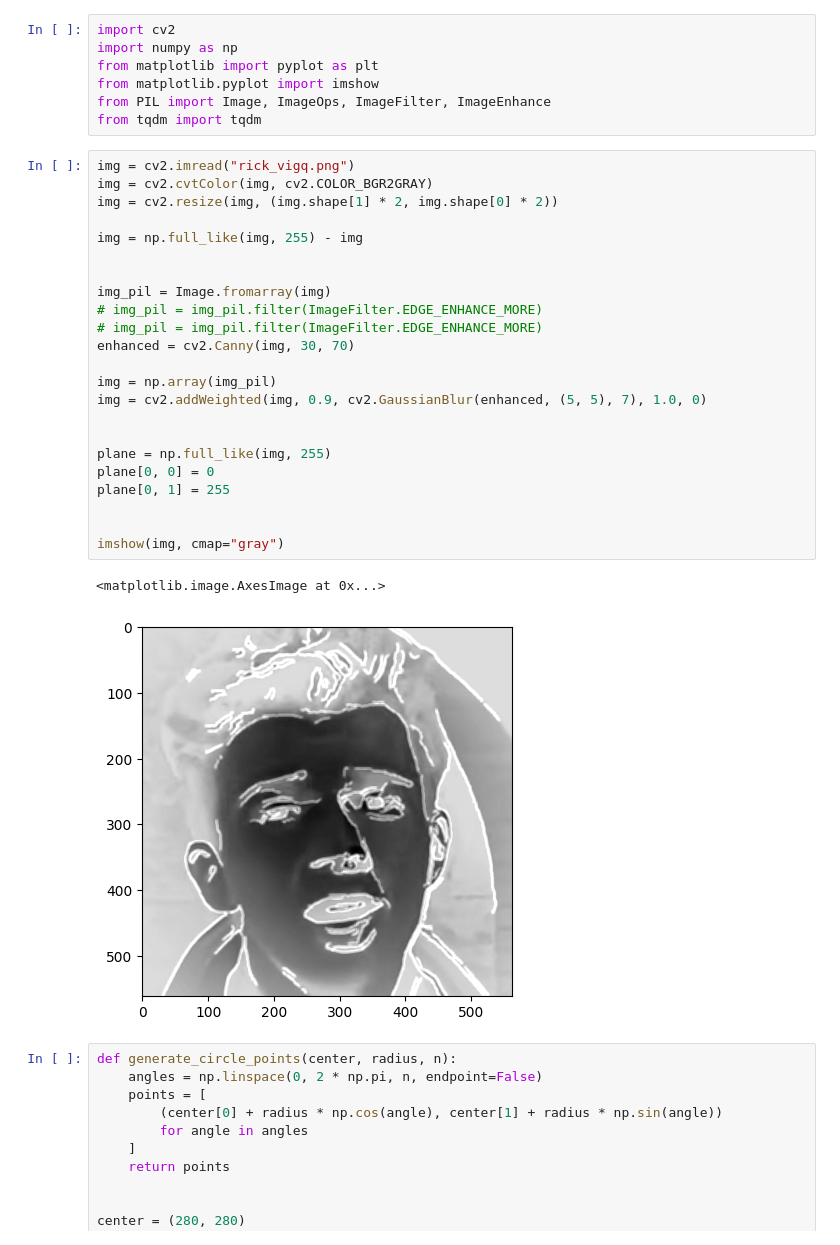
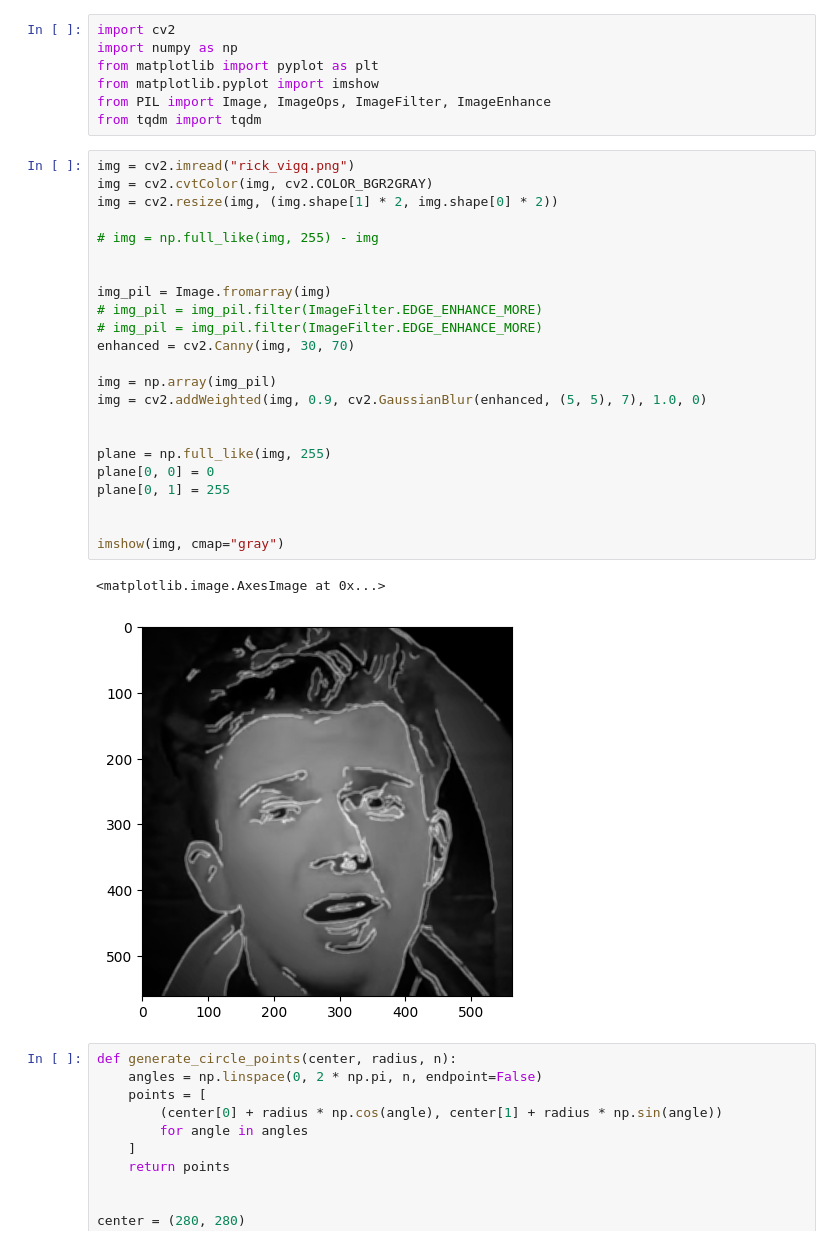
Before and after one commit to ticvac/konfera_string_art, a Jupyter notebook: mse/mse.ipynb, the cells around one changed output. Cells and saved outputs as stored; diff of their text form.

```diff
--- a/mse/mse.ipynb
+++ b/mse/mse.ipynb
@@ -8,29 +8,29 @@ from tqdm import tqdm
 # %%
 img = cv2.imread("rick_vigq.png")
 img = cv2.cvtColor(img, cv2.COLOR_BGR2GRAY)
 img = cv2.resize(img, (img.shape[1] * 2, img.shape[0] * 2))
 
-img = np.full_like(img, 255) - img
+# img = np.full_like(img, 255) - img
 
 
 img_pil = Image.fromarray(img)
 # img_pil = img_pil.filter(ImageFilter.EDGE_ENHANCE_MORE)
 # img_pil = img_pil.filter(ImageFilter.EDGE_ENHANCE_MORE)
 enhanced = cv2.Canny(img, 30, 70)
 
 img = np.array(img_pil)
 img = cv2.addWeighted(img, 0.9, cv2.GaussianBlur(enhanced, (5, 5), 7), 1.0, 0)
 
 
 plane = np.full_like(img, 255)
 plane[0, 0] = 0
 plane[0, 1] = 255
 
 
 imshow(img, cmap="gray")
 # %% [output]
 <matplotlib.image.AxesImage at 0x...>
-[figure, old version]
+[figure, new version]
 # %%
 def generate_circle_points(center, radius, n):
     angles = np.linspace(0, 2 * np.pi, n, endpoint=False)
```
Also changed, not shown: parts of 1 cell of this notebook.
